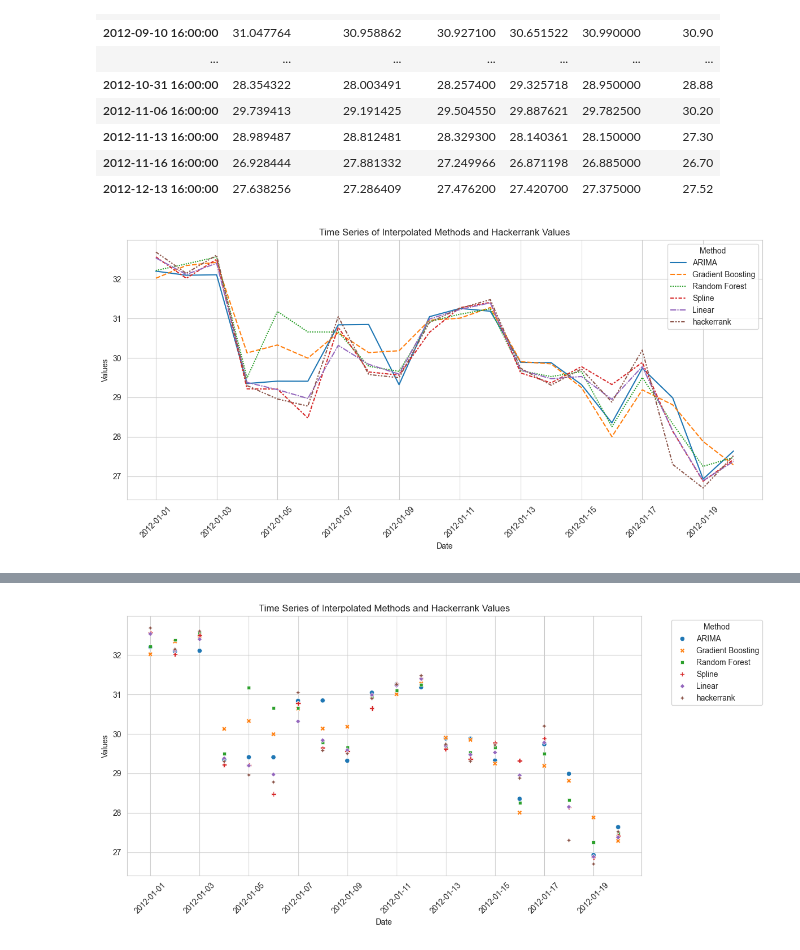
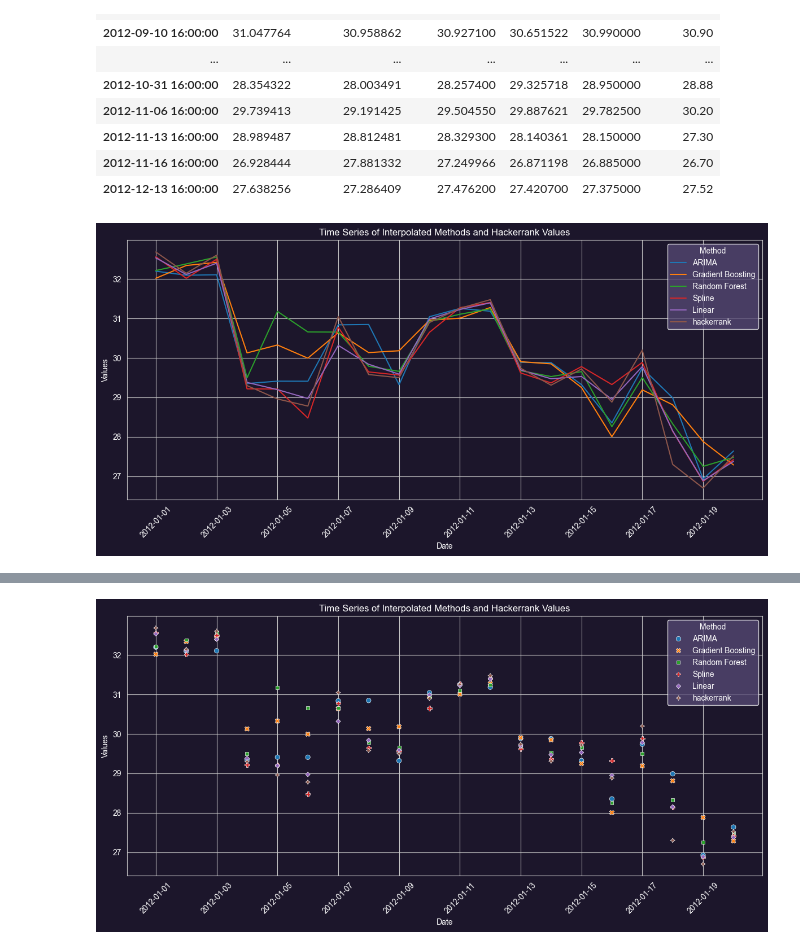
Before and after one commit to arturogonzalezm/missing_stock_prices_python, a Jupyter notebook: notebooks/compare.ipynb, the cells around one changed output, grey strips where cells are left out. Drawn from its saved outputs; the diff is of its cells as text; code cells hidden in the pictures.

Commit message:
Added seaborn and plotly

```diff
--- a/notebooks/compare.ipynb
+++ b/notebooks/compare.ipynb
@@ -42,27 +42,40 @@ import pandas as pd
 import seaborn as sns
 import matplotlib.pyplot as plt
 
-
+# Assuming 'result' DataFrame is pre-loaded and contains multiple interpolation methods columns
 # Generate a date range based on the number of rows assuming daily data starting from a specific date
 date_range = pd.date_range(start='2012-01-01', periods=len(result), freq='D')
 
-# Assign this date range as the index of the DataFrame
+# Assign this date range as a new column
 result['Date'] = date_range
 result.set_index('Date', inplace=True)
 
-# Plotting with Seaborn
+# Convert the DataFrame from wide to long format for easier plotting with seaborn
+result_long = pd.melt(result.reset_index(), id_vars=['Date'], var_name='Method', value_name='Value')
+
+# Create the scatter plot using Seaborn
 plt.figure(figsize=(12, 6))  # Set the figure size for better readability
-sns.lineplot(data=result)
+ax = sns.lineplot(data=result_long, x='Date', y='Value', hue='Method')
 
-plt.title('Time Series of Interpolated Methods and Hackerrank Values')
-plt.xlabel('Date')
-plt.ylabel('Values')
-plt.xticks(rotation=45)  # Rotate x-axis labels for better readability
-plt.legend(title='Method')
+plt.title('Time Series of Interpolated Methods and Hackerrank Values', color='white')
+plt.xlabel('Date', color='white')
+plt.ylabel('Values', color='white')
+plt.xticks(rotation=45, color='white')  # Rotate x-axis labels for better readability
+plt.yticks(color='white')  # Set y-axis labels to white
+
+# Set the background color to dark purple
+ax.set_facecolor('#1C162B')  # Sets the axes background color to dark purple
+plt.gcf().set_facecolor('#1C162B')  # Sets the figure background color to dark purple
+
+# Update legend to have white text and adjust background for visibility
+legend = plt.legend(title='Method', facecolor='#544872', edgecolor='white')
+plt.setp(legend.get_texts(), color='white')  # Set the legend text to white
+plt.setp(legend.get_title(), color='white')  # Set the legend title to white
+
 plt.tight_layout()  # Adjust subplots to give some padding
 plt.show()
 # %% [output]
-[figure, old version]
+[figure, new version]
 # %%
 import pandas as pd
 import plotly.express as px
@@ -97,31 +115,41 @@ fig.show()
 # %%
 import pandas as pd
 import seaborn as sns
 import matplotlib.pyplot as plt
 
 # Assuming 'result' DataFrame is pre-loaded and contains multiple interpolation methods columns
 # Generate a date range based on the number of rows assuming daily data starting from a specific date
 date_range = pd.date_range(start='2012-01-01', periods=len(result), freq='D')
 
 # Assign this date range as a new column
 result['Date'] = date_range
 
 # Convert the DataFrame from wide to long format for easier plotting with seaborn
 result_long = pd.melt(result, id_vars=['Date'], var_name='Method', value_name='Value')
 
 # Create the scatter plot using Seaborn
-plt.figure(figsize=(12, 6))  # Set the figure size for better readability
-sns.scatterplot(data=result_long, x='Date', y='Value', hue='Method', style='Method', markers=True)
+plt.figure(figsize=(12, 6), facecolor='#1C162B')  # Set the figure size and background color
+ax = sns.scatterplot(data=result_long, x='Date', y='Value', hue='Method', style='Method', markers=True)
 
-plt.title('Time Series of Interpolated Methods and Hackerrank Values')
-plt.xlabel('Date')
-plt.ylabel('Values')
-plt.xticks(rotation=45)  # Rotate x-axis labels for better readability
-plt.legend(title='Method', bbox_to_anchor=(1.05, 1), loc='upper left')  # Move legend out of the plot
+# Set the axes background color
+ax.set_facecolor('#1C162B')
+
+# Update text color to white for better readability against dark background
+plt.title('Time Series of Interpolated Methods and Hackerrank Values', color='white')
+plt.xlabel('Date', color='white')
+plt.ylabel('Values', color='white')
+plt.xticks(rotation=45, color='white')  # Rotate and color x-axis labels
+plt.yticks(color='white')  # Color y-axis labels
+
+# Update legend to have white text
+legend = plt.legend(title='Method', facecolor='#544872', edgecolor='white')
+plt.setp(legend.get_texts(), color='white')  # Set the legend text to white
+plt.setp(legend.get_title(), color='white')  # Set the legend title to white
+
 plt.tight_layout()  # Adjust subplots to give some padding
 plt.show()
 # %% [output]
-[figure, old version]
+[figure, new version]
 # %%
 import pandas as pd
 import plotly.express as px
```
Also changed, not shown: parts of 2 cells of this notebook.
